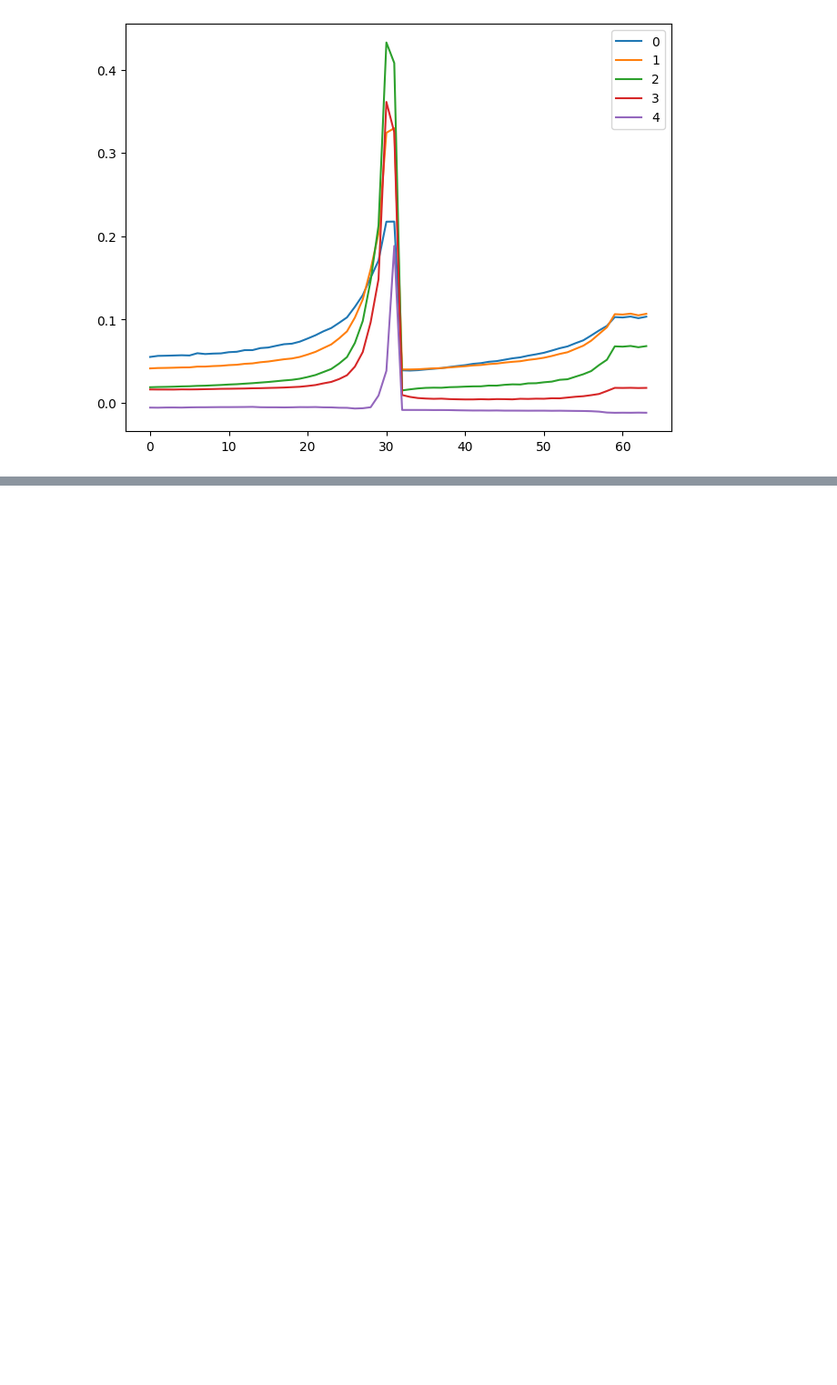
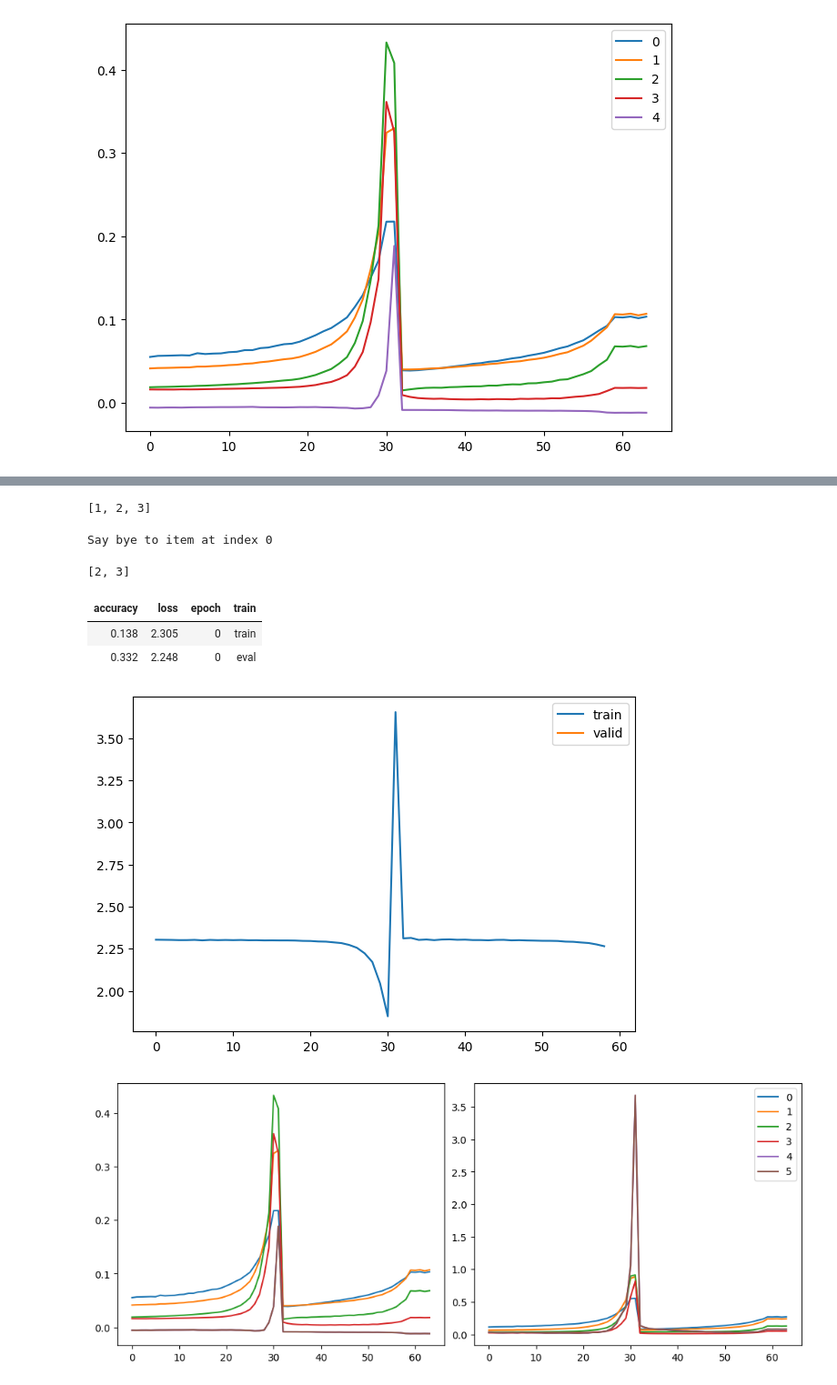
Before and after one commit to satani99/fastai_22_2, a Jupyter notebook: activations.ipynb, the cells around one changed output, grey strips where cells are left out. Shown: that part at 91% size. Cells and saved outputs as stored; diff of their text form; code cells hidden in the pictures; blank space fills up the shorter version.

```diff
--- a/activations.ipynb
+++ b/activations.ipynb
@@ -205,0 +228,40 @@ plt.legend(range(5));
+# %%
+dml = DummyList([1, 2, 3])
+dml
+# %% [output]
+[1, 2, 3]
+# %%
+del(dml[0])
+# %% [output]
+Say bye to item at index 0
+# %%
+dml
+# %% [output]
+[2, 3]
+# %%
+class Hooks(list):
+  def __init__(self, ms, f): super().__init__([Hook(m, f) for m in ms])
+  def __enter__(self, *args): return self
+  def __exit__(self, *args): self.remove()
+  def __del__(self): self.remove()
+  def __delitem__(self, i):
+    self[i].remove()
+    super().__delitem__(i)
+  def remove(self):
+    for h in self: h.remove()
+# %%
+set_seed(42)
+model = nn.Sequential(*cnn_layers())
+# %%
+with Hooks(model, append_stats) as hooks:
+  fit(model)
+  fig, axs = plt.subplots(1, 2, figsize=(10, 4))
+  for h in hooks:
+    for i in 0,1: axs[i].plot(h.stats[i])
+  plt.legend(range(6));
+# %% [output]
+| accuracy | loss | epoch | train |
+| 0.138 | 2.305 | 0 | train |
+| 0.332 | 2.248 | 0 | eval |
+[figure, added]
+[figure, added]
```
Also changed, not shown: parts of 8 cells of this notebook.
